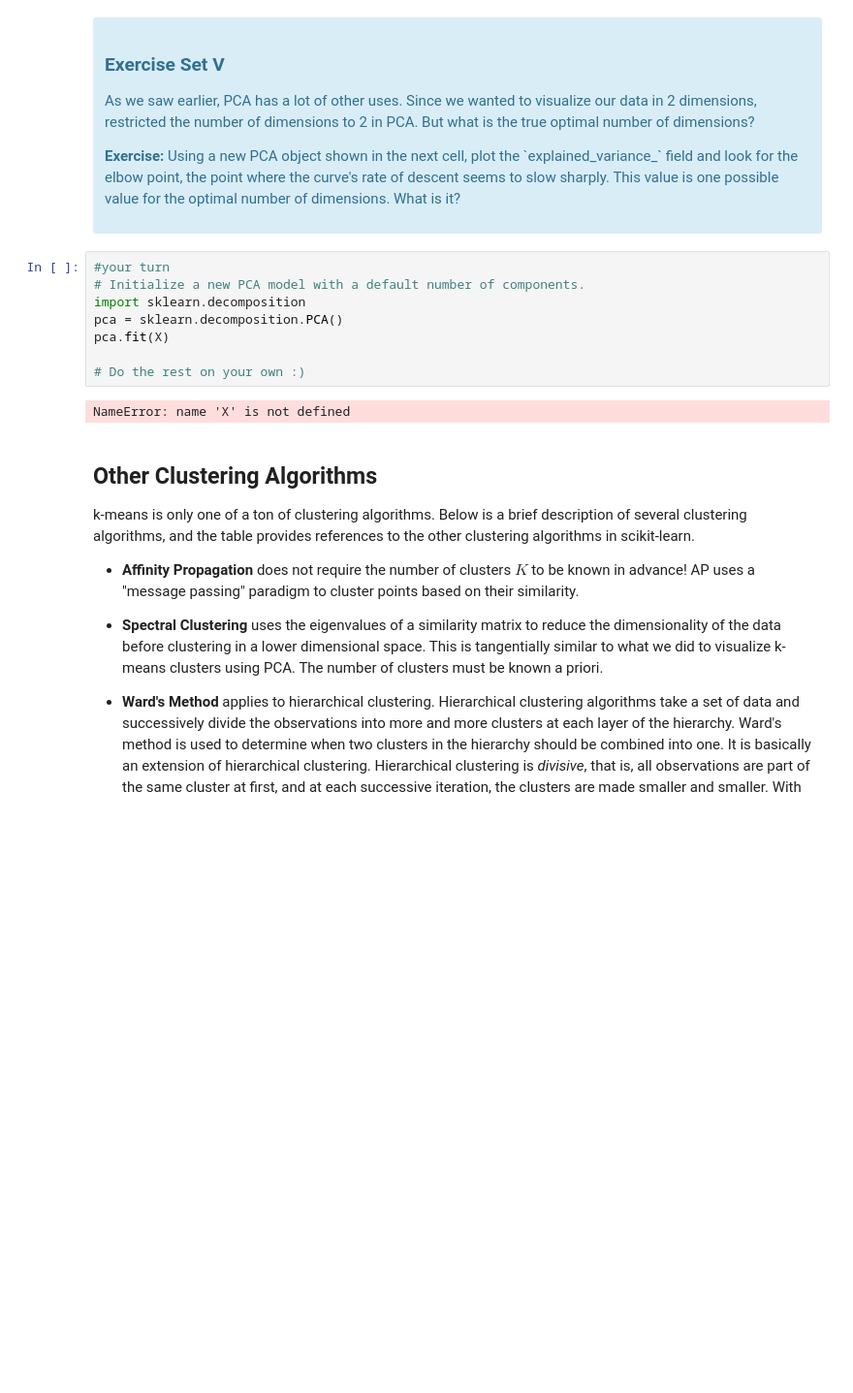
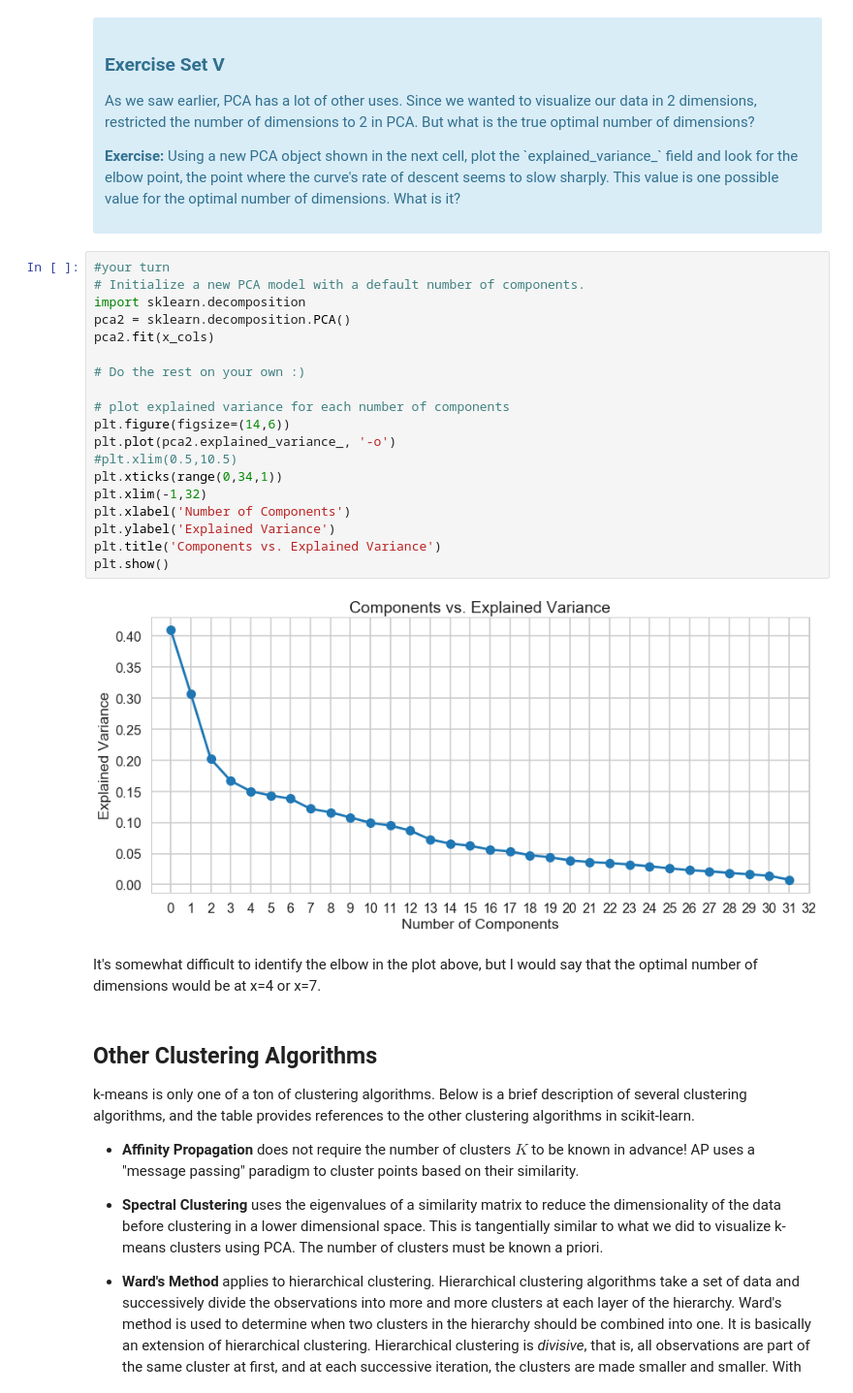
Before and after one commit to isabelvanzijl/Springboard_Other, a Jupyter notebook: Clustering/Mini_Project_Clustering.ipynb, the cells around one changed output. Shown: that part at 97% size. Saved outputs shown, nothing was run; the diff lists cells and outputs as text; blank space fills up the shorter version.

```diff
--- a/Clustering/Mini_Project_Clustering.ipynb
+++ b/Clustering/Mini_Project_Clustering.ipynb
@@ -426,13 +428,26 @@ What we've done is we've taken those columns of 0/1 indicator variables, and we'
 # %%
 #your turn
 # Initialize a new PCA model with a default number of components.
 import sklearn.decomposition
-pca = sklearn.decomposition.PCA()
-pca.fit(X)
+pca2 = sklearn.decomposition.PCA()
+pca2.fit(x_cols)
 
 # Do the rest on your own :)
+
+# plot explained variance for each number of components
+plt.figure(figsize=(14,6))
+plt.plot(pca2.explained_variance_, '-o')
+#plt.xlim(0.5,10.5)
+plt.xticks(range(0,34,1))
+plt.xlim(-1,32)
+plt.xlabel('Number of Components')
+plt.ylabel('Explained Variance')
+plt.title('Components vs. Explained Variance')
+plt.show()
 # %% [output]
-NameError: name 'X' is not defined
+[figure, added]
+# %% [markdown]
+It's somewhat difficult to identify the elbow in the plot above, but I would say that the optimal number of dimensions would be at x=4 or x=7.
 # %% [markdown]
 ## Other Clustering Algorithms
 
```
Also changed, not shown: parts of 7 cells of this notebook.
